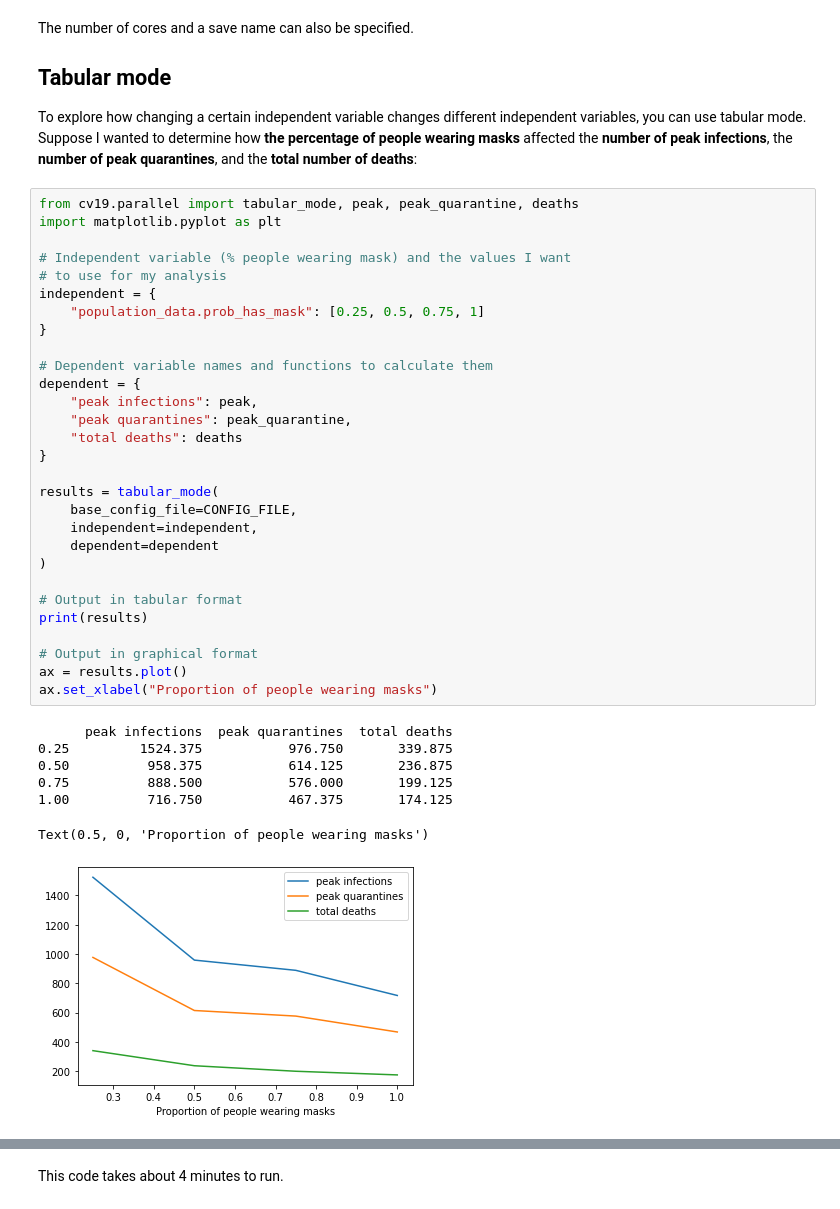
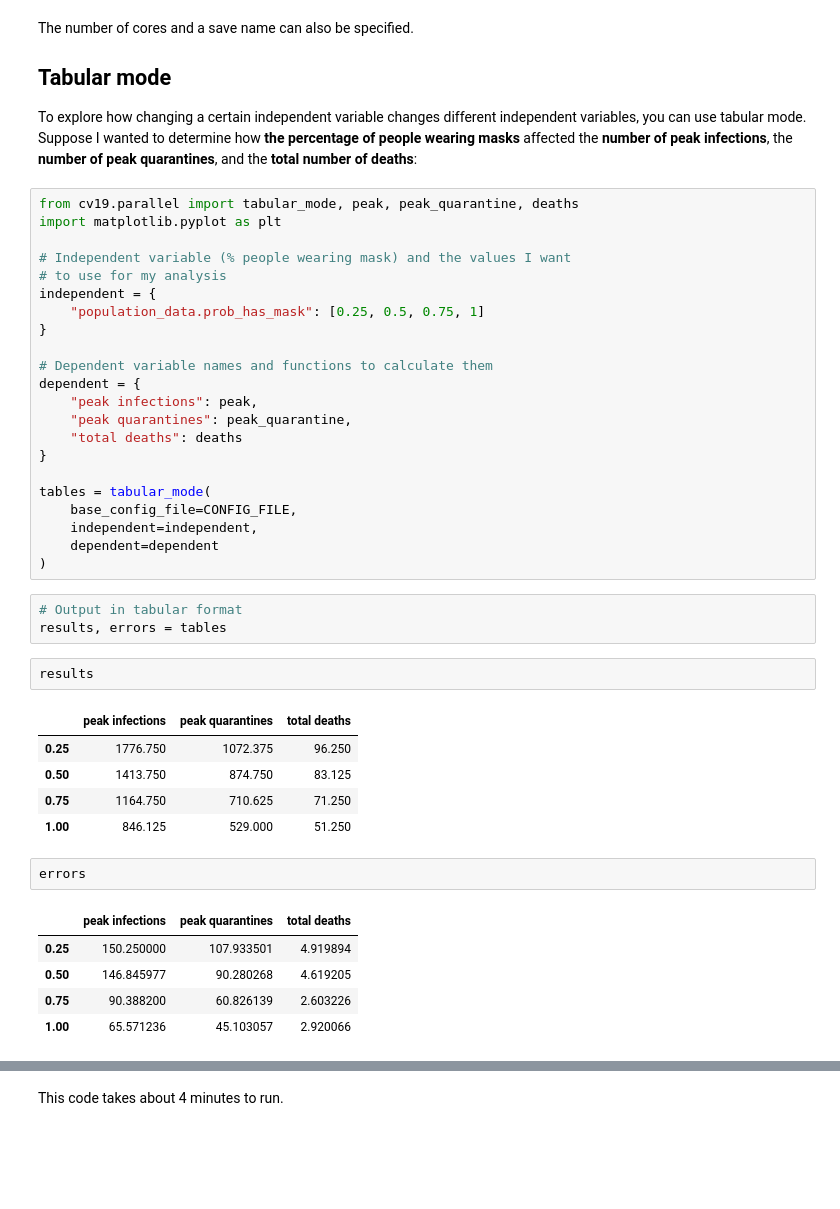
Before and after one commit to Queens-Physics/quaboom, a Jupyter notebook: notebooks/parallel.ipynb, the cells around one changed output, grey strips where cells are left out. Saved outputs shown, nothing was run; the diff lists cells and outputs as text; blank space fills up the shorter version.

```diff
--- a/notebooks/parallel.ipynb
+++ b/notebooks/parallel.ipynb
@@ -62,23 +62,27 @@ dependent = {
     "total deaths": deaths
 }
 
-results = tabular_mode(
+tables = tabular_mode(
     base_config_file=CONFIG_FILE,
     independent=independent,
     dependent=dependent
 )
-
-# Output in tabular format
-print(results)
-
-# Output in graphical format
-ax = results.plot()
-ax.set_xlabel("Proportion of people wearing masks")
-# %% [output]
-      peak infections  peak quarantines  total deaths
-0.25         1524.375           976.750       339.875
-0.50          958.375           614.125       236.875
-0.75          888.500           576.000       199.125
-1.00          716.750           467.375       174.125
-Text(0.5, 0, 'Proportion of people wearing masks')
-[figure, removed]
+# %%
+# Output in tabular format
+results, errors = tables
+# %%
+results
+# %% [output]
+|  | peak infections | peak quarantines | total deaths |
+| 0.25 | 1776.750 | 1072.375 | 96.250 |
+| 0.50 | 1413.750 | 874.750 | 83.125 |
+| 0.75 | 1164.750 | 710.625 | 71.250 |
+| 1.00 | 846.125 | 529.000 | 51.250 |
+# %%
+errors
+# %% [output]
+|  | peak infections | peak quarantines | total deaths |
+| 0.25 | 150.250000 | 107.933501 | 4.919894 |
+| 0.50 | 146.845977 | 90.280268 | 4.619205 |
+| 0.75 | 90.388200 | 60.826139 | 2.603226 |
+| 1.00 | 65.571236 | 45.103057 | 2.920066 |
```
Also changed, not shown: parts of 3 cells of this notebook.
